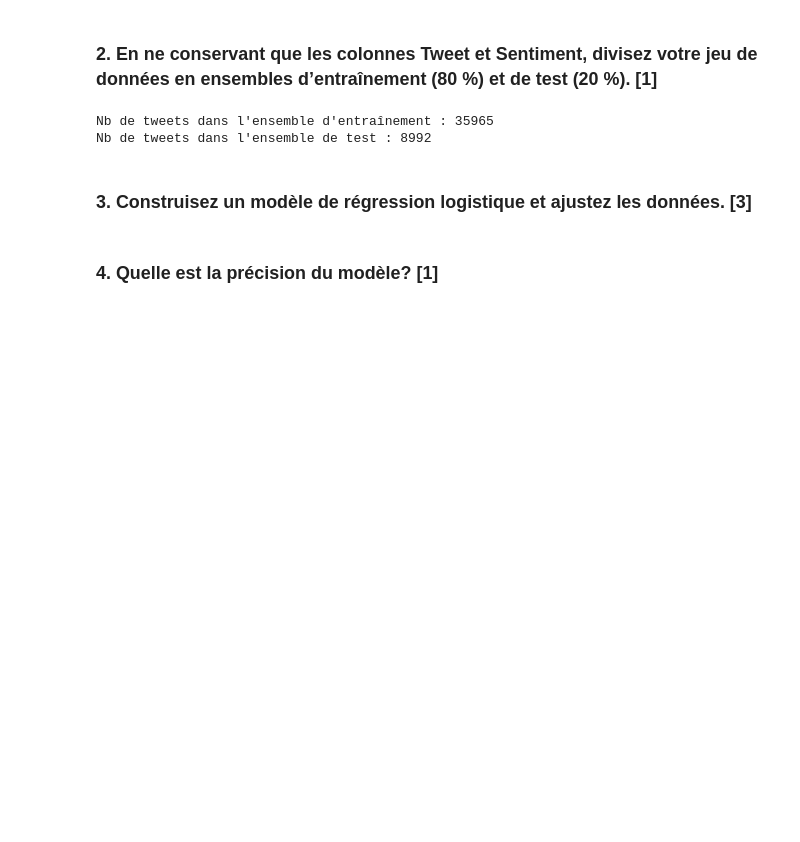
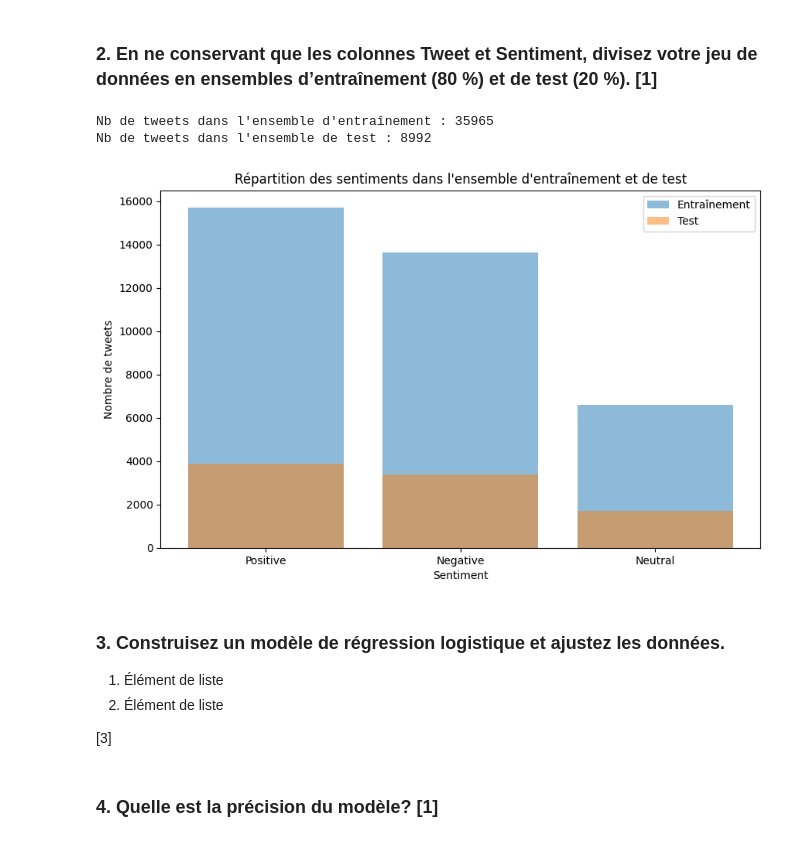
Before and after one commit to ck7up/skillsforall, a Jupyter notebook: DA_Green_Assignment2_999136_Christian_KALLA_kallachristianovich_gmail_com.ipynb, the cells around one changed output. Cells and saved outputs as stored; diff of their text form; code cells hidden in the pictures; blank space fills up the shorter version.

```diff
--- a/DA_Green_Assignment2_999136_Christian_KALLA_kallachristianovich_gmail_com.ipynb
+++ b/DA_Green_Assignment2_999136_Christian_KALLA_kallachristianovich_gmail_com.ipynb
@@ -628,19 +704,39 @@ as: 0.15811388300841897
 
 ### 2. En ne conservant que les colonnes Tweet et Sentiment, divisez votre jeu de données en ensembles d’entraînement (80 %) et de test (20 %). [1]
 # %%
-from sklearn.model_selection import train_test_split
+from sklearn.model_selection import train_test_split # Importer la fonction train_test_split de scikit-learn pour diviser le jeu de données en deux ensembles d'entraînement et de test
 
 mydata_to_train = df_corona[["OriginalTweet", "Sentiment"]] # Sélectionnons nos colonnes "Tweet" et "Sentiment"
 
 train_data, test_data = train_test_split(mydata_to_train, test_size=0.2) # Diviser le jeu de données en ensembles d"entraînement (80%) et de test (20%)
 
 print("Nb de tweets dans l'ensemble d'entraînement :", len(train_data))
 print("Nb de tweets dans l'ensemble de test :", len(test_data))
+
+train_sentiment_counts = train_data['Sentiment'].value_counts() # Calculons la répartition des sentiments dans l'ensemble d'entraînement
+
+test_sentiment_counts = test_data['Sentiment'].value_counts()# Calculons la répartition des sentiments dans l'ensemble de test
+
+# Créeons un graphique à barres pour visualiser la répartition des sentiments
+plt.figure(figsize=(10, 6))
+plt.bar(train_sentiment_counts.index, train_sentiment_counts.values, alpha=0.5, label='Entraînement')
+plt.bar(test_sentiment_counts.index, test_sentiment_counts.values, alpha=0.5, label='Test')
+plt.xlabel('Sentiment')
+plt.ylabel('Nombre de tweets')
+plt.legend()
+plt.title('Répartition des sentiments dans l\'ensemble d\'entraînement et de test')
+plt.show()
 # %% [output]
 Nb de tweets dans l'ensemble d'entraînement : 35965
 Nb de tweets dans l'ensemble de test : 8992
+[figure, added]
 # %% [markdown]
-### 3. Construisez un modèle de régression logistique et ajustez les données. [3]
+### 3. Construisez un modèle de régression logistique et ajustez les données.
+
+1.   Élément de liste
+2.   Élément de liste
+
+[3]
 # %%
 #need more time
 # %% [markdown]
```
Also changed, not shown: parts of 4 cells of this notebook.
